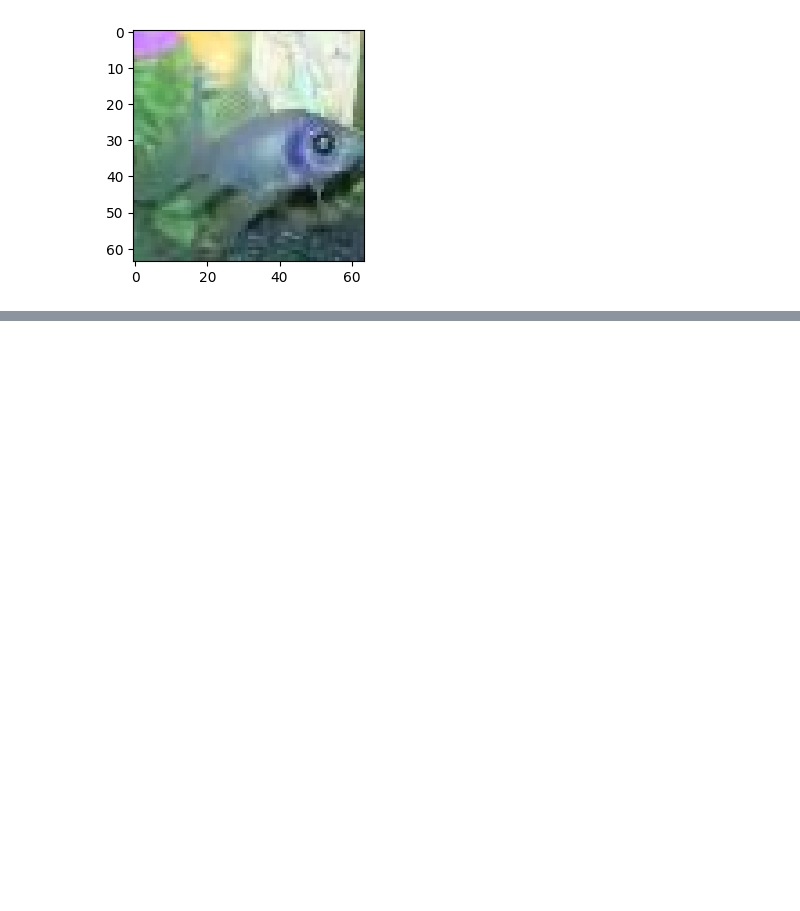
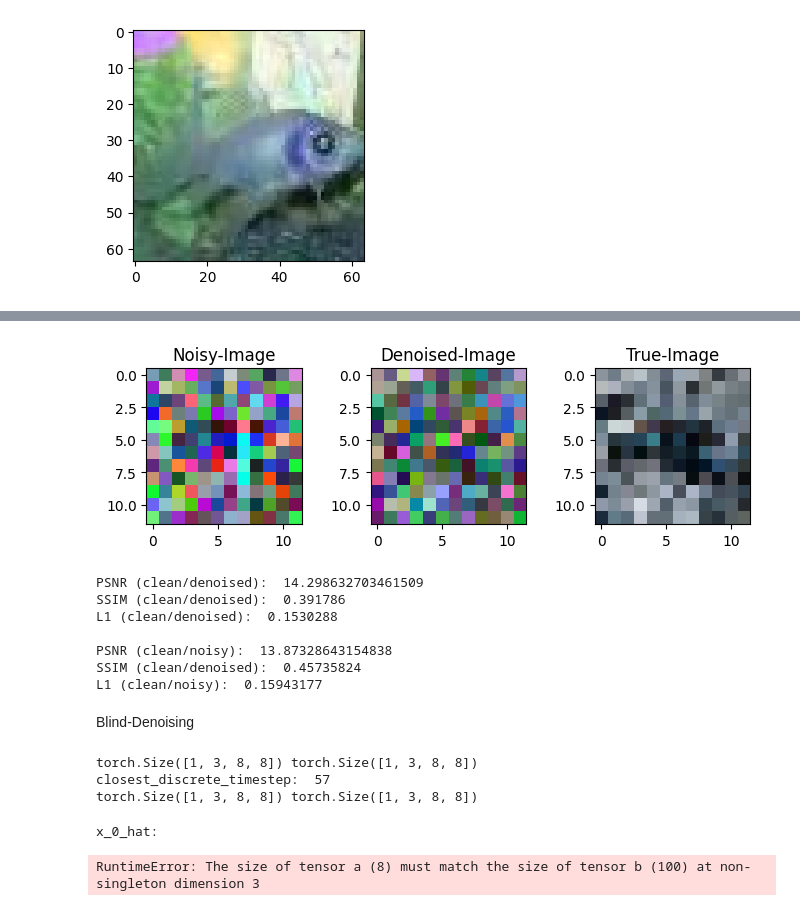
Before and after one commit to AlikMon88/Gibbs-Diff, a Jupyter notebook: unit_main_gibbs.ipynb, the cells around one changed output, grey strips where cells are left out. Cells and saved outputs as stored; diff of their text form; code cells hidden in the pictures; blank space fills up the shorter version.

```diff
--- a/unit_main_gibbs.ipynb
+++ b/unit_main_gibbs.ipynb
@@ -582,0 +667,3 @@ gdiffusion = GibbsDiff2D(
+# %%
+phi = 1.0
+sigma = 0.2
@@ -582,0 +696,59 @@ gdiffusion = GibbsDiff2D(
+# %%
+fig, axs = plt.subplots(1, 3, figsize=(7, 7))
+
+axs[1].imshow((x_denoised[0] * 255).astype('uint8'))
+axs[1].set_title('Denoised-Image')
+
+axs[0].imshow((yt[0] * 255).astype('uint8'))
+axs[0].set_title('Noisy-Image')
+
+axs[2].imshow((x0[0] * 255).astype('uint8'))
+axs[2].set_title('True-Image')
+
+plt.tight_layout(pad = 2)
+plt.show()
+
+print('PSNR (clean/denoised): ', psnr_2d(x0, x_denoised))
+print('SSIM (clean/denoised): ', ssim_2d(x0, x_denoised))
+print('L1 (clean/denoised): ', l1_loss_2d(x0, x_denoised))
+
+print()
+
+print('PSNR (clean/noisy): ', psnr_2d(x0, yt))
+print('SSIM (clean/denoised): ', ssim_2d(x0, yt))
+print('L1 (clean/noisy): ', l1_loss_2d(x0, yt))
+# %% [output]
+[figure, added]
+PSNR (clean/denoised):  14.298632703461509
+SSIM (clean/denoised):  0.391786
+L1 (clean/denoised):  0.1530288
+
+PSNR (clean/noisy):  13.87328643154838
+SSIM (clean/denoised):  0.45735824
+L1 (clean/noisy):  0.15943177
+# %% [markdown]
+Blind-Denoising
+# %%
+y, x0 = val_observation_2d[0].view(1, 3, *input_size), val_images_2d[0].view(1, 3, *input_size)
+print(x0.shape, y.shape)
+
+sigma_timestep = gdiffusion_2d.get_closest_timestep(torch.tensor([sigma]).to(device)).item()
+print('closest_discrete_timestep: ', sigma_timestep)
+
+alpha_bar_t = gdiffusion_2d.alpha_bar_t[sigma_timestep].reshape(-1, 1, 1).to(device)
+yt = torch.sqrt(alpha_bar_t) * y
+
+print(y.shape, yt.shape)
+# %% [output]
+torch.Size([1, 3, 8, 8]) torch.Size([1, 3, 8, 8])
+closest_discrete_timestep:  57
+torch.Size([1, 3, 8, 8]) torch.Size([1, 3, 8, 8])
+# %%
+print('x_0_hat:')
+
+## x_0_hat, phi_hat -- point estimate - single chain run
+phi_sampled, x_denoised = gdiffusion_2d.run_gibbs_sampler(y, yt, num_chains_per_sample=1, n_it_gibbs=100, n_it_burnin=20)
+print(phi_sampled.shape, x_denoised.shape)
+# %% [output]
+x_0_hat:
+RuntimeError: The size of tensor a (8) must match the size of tensor b (100) at non-singleton dimension 3
```
Also changed, not shown: parts of 22 cells of this notebook, 5 other files.
